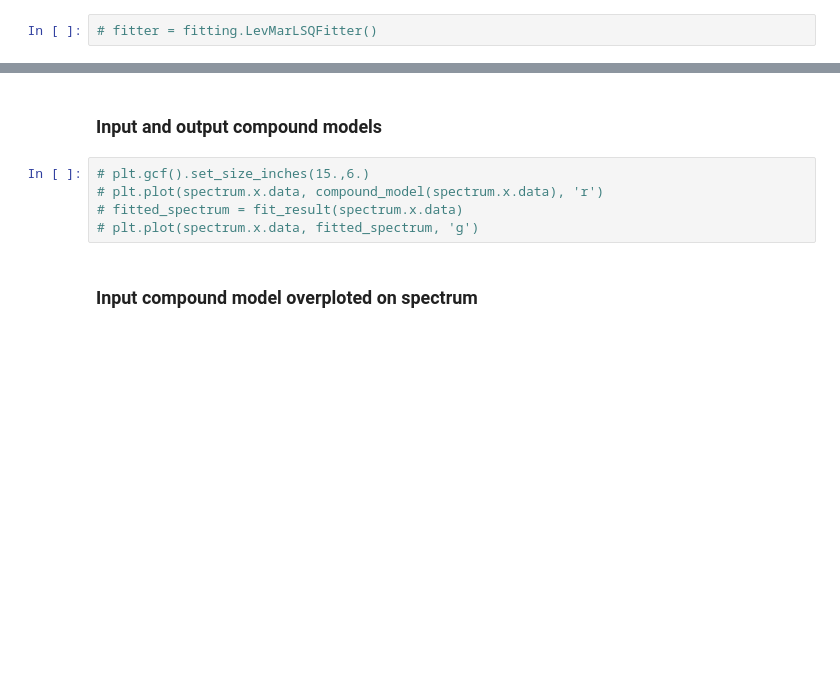
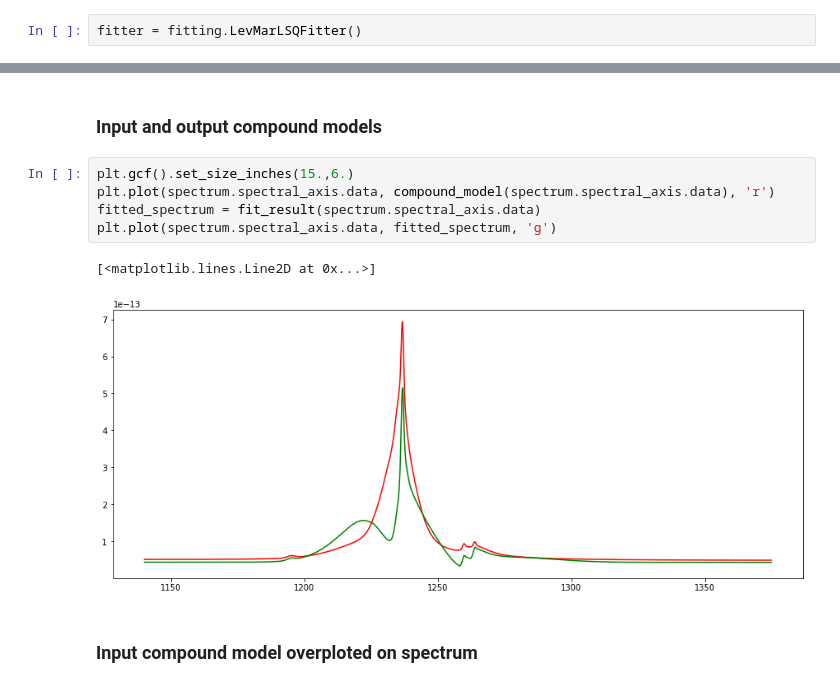
Before and after one commit to ibusko/specfit, a Jupyter notebook: proto/specutils/specfit_demo_specutils.ipynb, the cells around one changed output, grey strips where cells are left out. Cells and saved outputs as stored; diff of their text form; blank space fills up the shorter version.

```diff
--- a/proto/specutils/specfit_demo_specutils.ipynb
+++ b/proto/specutils/specfit_demo_specutils.ipynb
@@ -113,2 +134,2 @@ The actual fitting then is a very simple operation. First, we instantiate a fitt
 # %%
-# fitter = fitting.LevMarLSQFitter()
+fitter = fitting.LevMarLSQFitter()
@@ -194,10 +178,13 @@ Errors associated with each free parameter:
 # %% [markdown]
 <h3>Input and output compound models</h3>
 # %%
-# plt.gcf().set_size_inches(15.,6.)
-# plt.plot(spectrum.x.data, compound_model(spectrum.x.data), 'r')
-# fitted_spectrum = fit_result(spectrum.x.data)
-# plt.plot(spectrum.x.data, fitted_spectrum, 'g')
+plt.gcf().set_size_inches(15.,6.)
+plt.plot(spectrum.spectral_axis.data, compound_model(spectrum.spectral_axis.data), 'r')
+fitted_spectrum = fit_result(spectrum.spectral_axis.data)
+plt.plot(spectrum.spectral_axis.data, fitted_spectrum, 'g')
+# %% [output]
+[<matplotlib.lines.Line2D at 0x...>]
+[figure, added]
 # %% [markdown]
 <h3>Input compound model overploted on spectrum</h3>
 # %%
```
Also changed, not shown: parts of 22 cells of this notebook, 2 other files.
